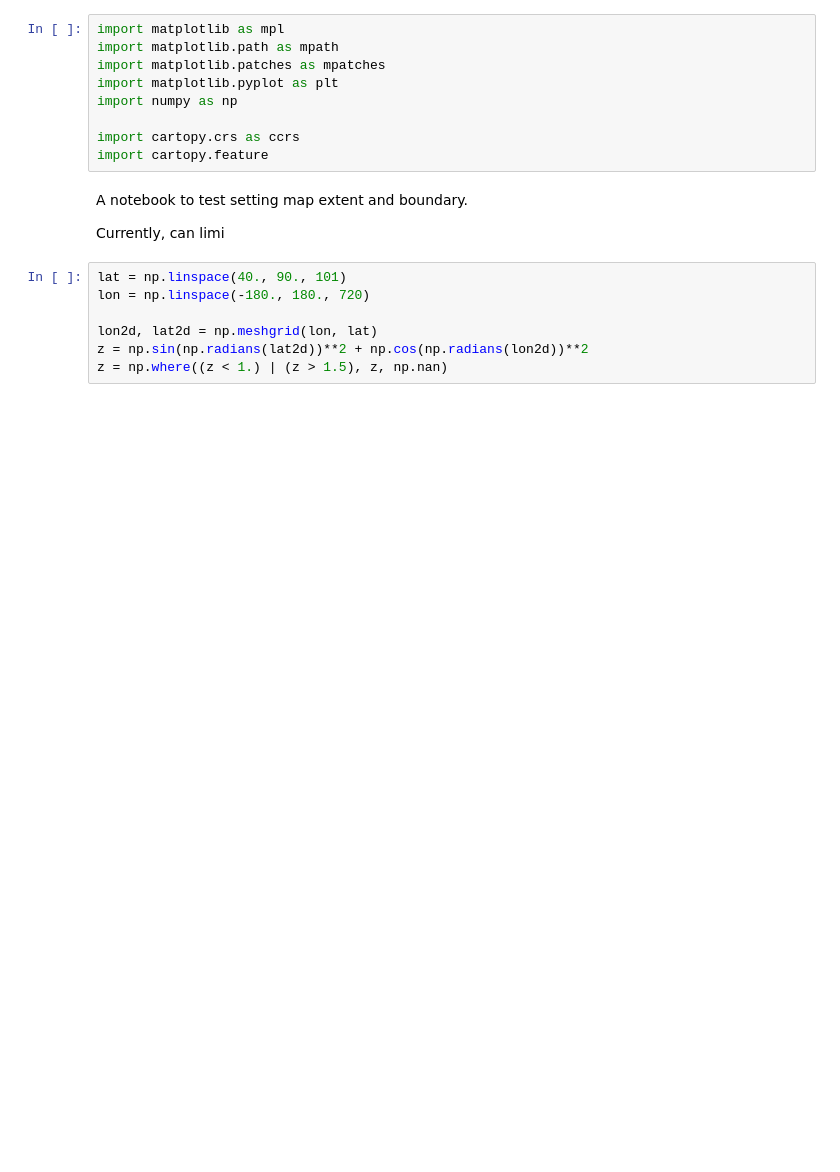
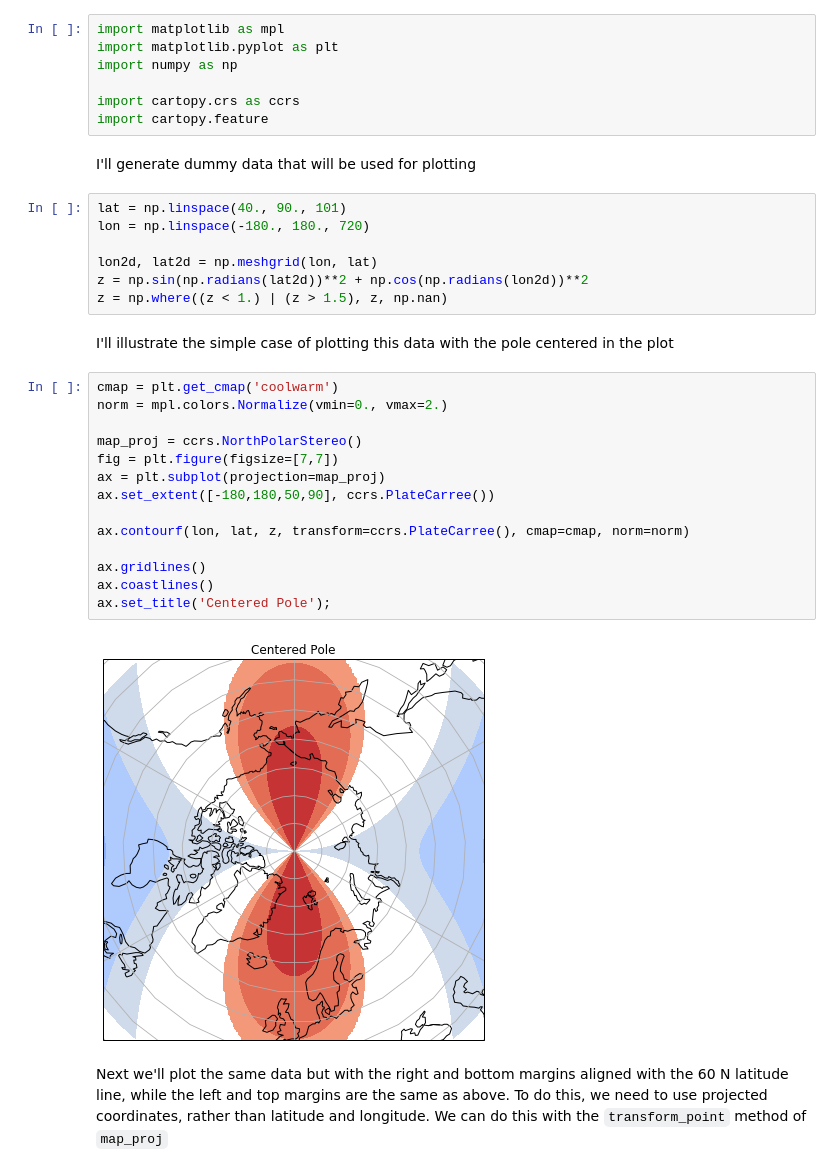
Before and after one commit to andypbarrett/BeringStraitHeatFlux, a Jupyter notebook: notebooks/test_map_extent_and_boundary.ipynb, the cells around one changed output. Cells and saved outputs as stored; diff of their text form; blank space fills up the shorter version.

Commit message:
added text to notebook

````diff
--- a/notebooks/test_map_extent_and_boundary.ipynb
+++ b/notebooks/test_map_extent_and_boundary.ipynb
@@ -1,16 +10,12 @@
 # %%
 import matplotlib as mpl
-import matplotlib.path as mpath
-import matplotlib.patches as mpatches
 import matplotlib.pyplot as plt
 import numpy as np
 
 import cartopy.crs as ccrs
 import cartopy.feature
-# %% [markdown]
-A notebook to test setting map extent and boundary.
-
-Currently, can limi
+# %% [markdown]
+I'll generate dummy data that will be used for plotting
 # %%
 lat = np.linspace(40., 90., 101)
 lon = np.linspace(-180., 180., 720)
@@ -18,3 +23,23 @@ lon = np.linspace(-180., 180., 720)
 lon2d, lat2d = np.meshgrid(lon, lat)
 z = np.sin(np.radians(lat2d))**2 + np.cos(np.radians(lon2d))**2
 z = np.where((z < 1.) | (z > 1.5), z, np.nan)
+# %% [markdown]
+I'll illustrate the simple case of plotting this data with the pole centered in the plot
+# %%
+cmap = plt.get_cmap('coolwarm')
+norm = mpl.colors.Normalize(vmin=0., vmax=2.)
+
+map_proj = ccrs.NorthPolarStereo()
+fig = plt.figure(figsize=[7,7])
+ax = plt.subplot(projection=map_proj)
+ax.set_extent([-180,180,50,90], ccrs.PlateCarree())
+
+ax.contourf(lon, lat, z, transform=ccrs.PlateCarree(), cmap=cmap, norm=norm)
+
+ax.gridlines()
+ax.coastlines()
+ax.set_title('Centered Pole');
+# %% [output]
+[figure, added]
+# %% [markdown]
+Next we'll plot the same data but with the right and bottom margins aligned with the 60 N latitude line, while the left and top margins are the same as above.  To do this, we need to use projected coordinates, rather than latitude and longitude.  We can do this with the ```transform_point``` method of ```map_proj```
````
Also changed, not shown: parts of 10 cells of this notebook.
